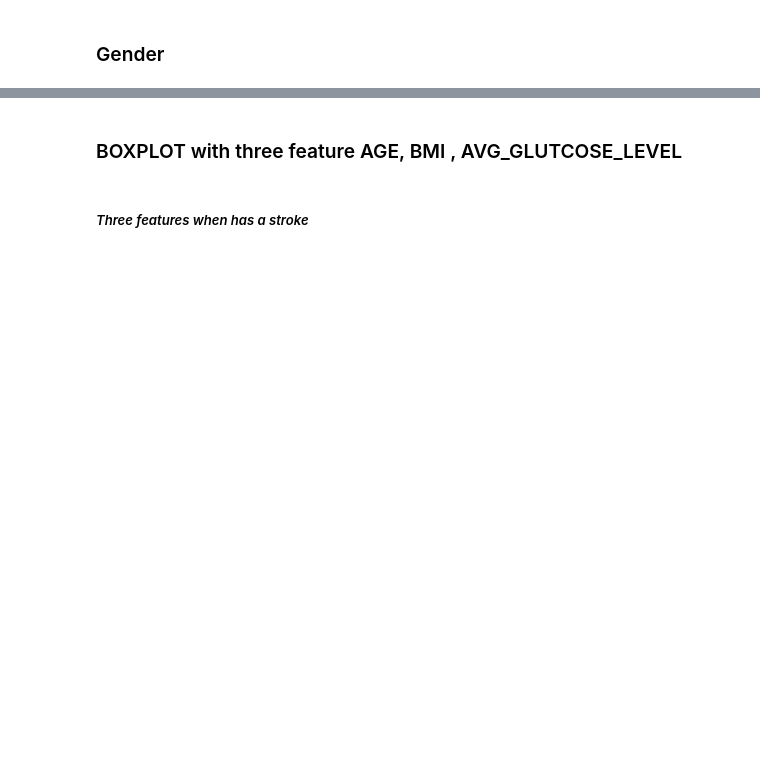
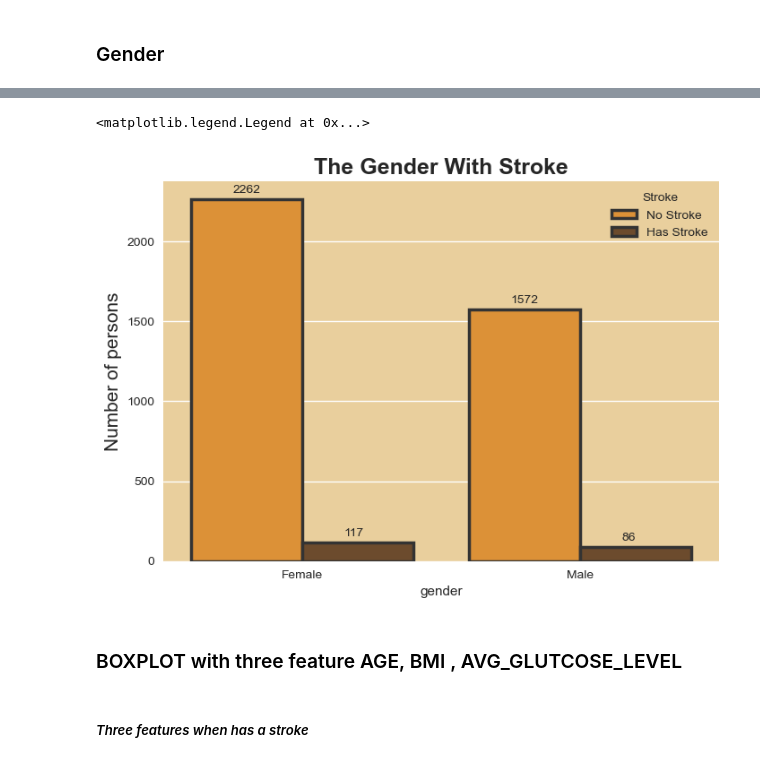
Before and after one commit to HoaNguyen710/PYTHON_FOR_DATA_SCIENCE, a Jupyter notebook: model.ipynb, the cells around one changed output, grey strips where cells are left out. Cells and saved outputs as stored; diff of their text form; code cells hidden in the pictures; blank space fills up the shorter version.

```diff
--- a/model.ipynb
+++ b/model.ipynb
@@ -148,9 +318,13 @@ plt.show()
 # %%
-ax=sns.countplot(x='gender', data=stroke_Final, hue =stroke_Final['stroke'],palette='hls')
+ax=sns.countplot(x='gender', data=stroke_Final, hue =stroke_Final['stroke'], edgecolor='0.2', lw=2.5,  palette=["#F7941C", "#764A23"])
+ax.set_facecolor('#E9CF9D')
 [ax.annotate('{:.0f}'.format(p.get_height()), (p.get_x()+0.15, p.get_height()+40)) for p in ax.patches]
 plt.title("The Gender With Stroke",fontsize=18,fontweight="bold")
 plt.ylabel('Number of persons',fontsize=15)
 plt.legend(['No Stroke','Has Stroke'],title='Stroke')
+# %% [output]
+<matplotlib.legend.Legend at 0x...>
+[figure, added]
 # %% [markdown]
 ### BOXPLOT with three feature AGE, BMI , AVG_GLUTCOSE_LEVEL
 # %%
```
Also changed, not shown: parts of 79 cells of this notebook, 2 other files.
